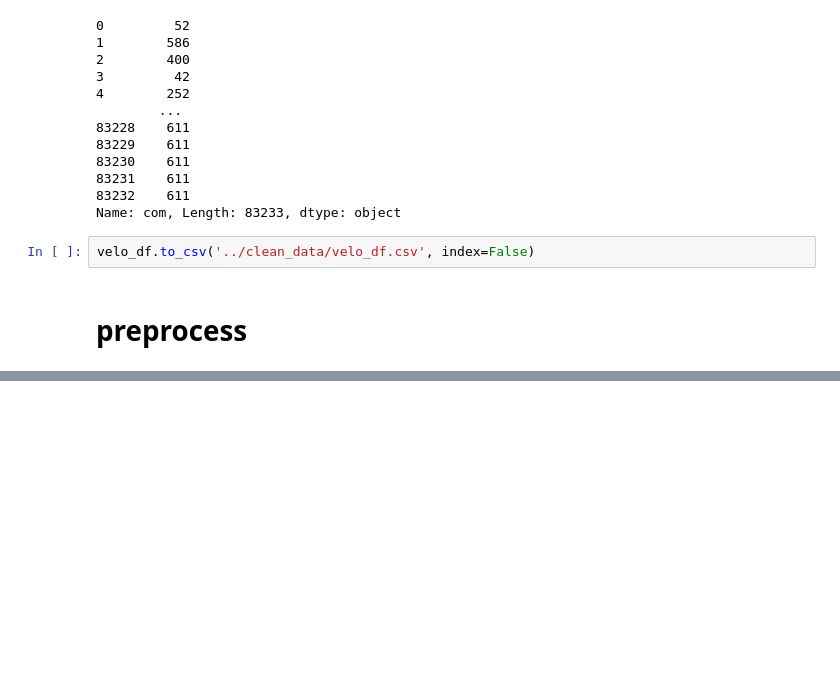
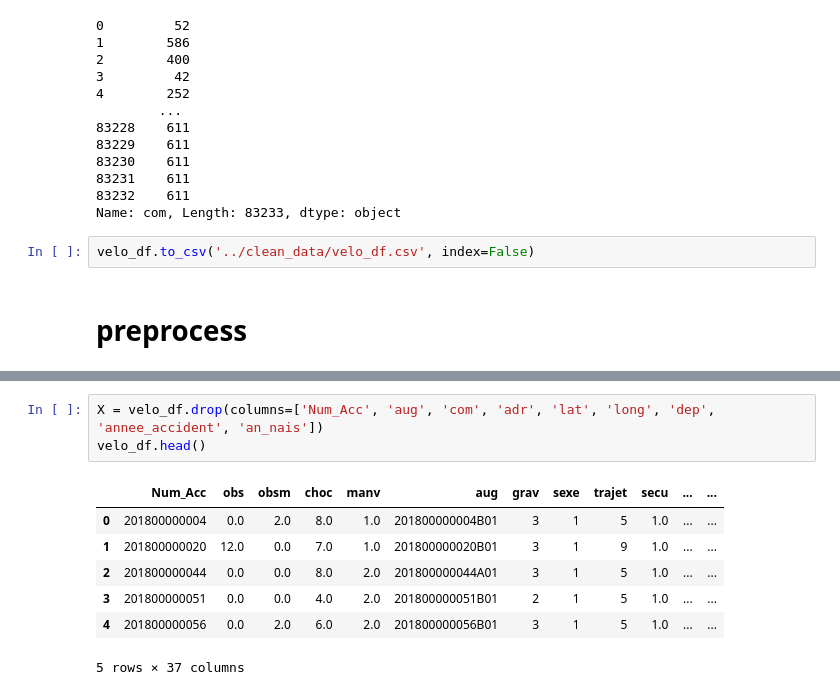
Before and after one commit to AurelienBr22/CyclingFacilities, a Jupyter notebook: notebooks/notebook_chams_merge.ipynb, the cells around one changed output, grey strips where cells are left out. Cells and saved outputs as stored; diff of their text form; blank space fills up the shorter version.

```diff
--- a/notebooks/notebook_chams_merge.ipynb
+++ b/notebooks/notebook_chams_merge.ipynb
@@ -364,0 +386,11 @@ def preprocess_features(X: pd.DataFrame) -> np.ndarray:
+# %%
+X = velo_df.drop(columns=['Num_Acc', 'aug', 'com', 'adr', 'lat', 'long', 'dep', 'annee_accident', 'an_nais'])
+velo_df.head()
+# %% [output]
+|  | Num_Acc | obs | obsm | choc | manv | aug | grav | sexe | trajet | secu | ... | ... |
+| 0 | 201800000004 | 0.0 | 2.0 | 8.0 | 1.0 | 201800000004B01 | 3 | 1 | 5 | 1.0 | ... | ... |
+| 1 | 201800000020 | 12.0 | 0.0 | 7.0 | 1.0 | 201800000020B01 | 3 | 1 | 9 | 1.0 | ... | ... |
+| 2 | 201800000044 | 0.0 | 0.0 | 8.0 | 2.0 | 201800000044A01 | 3 | 1 | 5 | 1.0 | ... | ... |
+| 3 | 201800000051 | 0.0 | 0.0 | 4.0 | 2.0 | 201800000051B01 | 2 | 1 | 5 | 1.0 | ... | ... |
+| 4 | 201800000056 | 0.0 | 2.0 | 6.0 | 2.0 | 201800000056B01 | 3 | 1 | 5 | 1.0 | ... | ... |
+5 rows × 37 columns
```
Also changed, not shown: parts of 15 cells of this notebook.
